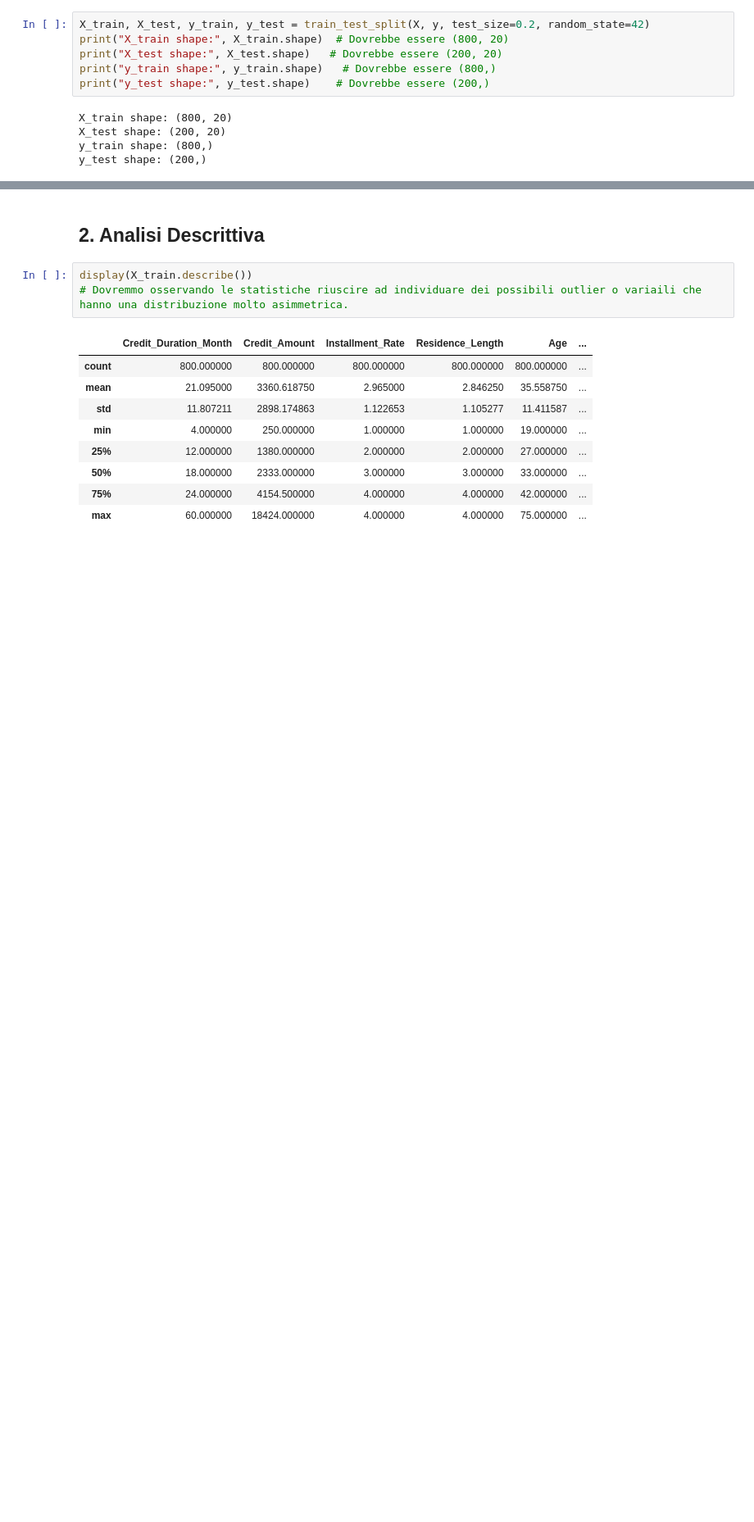
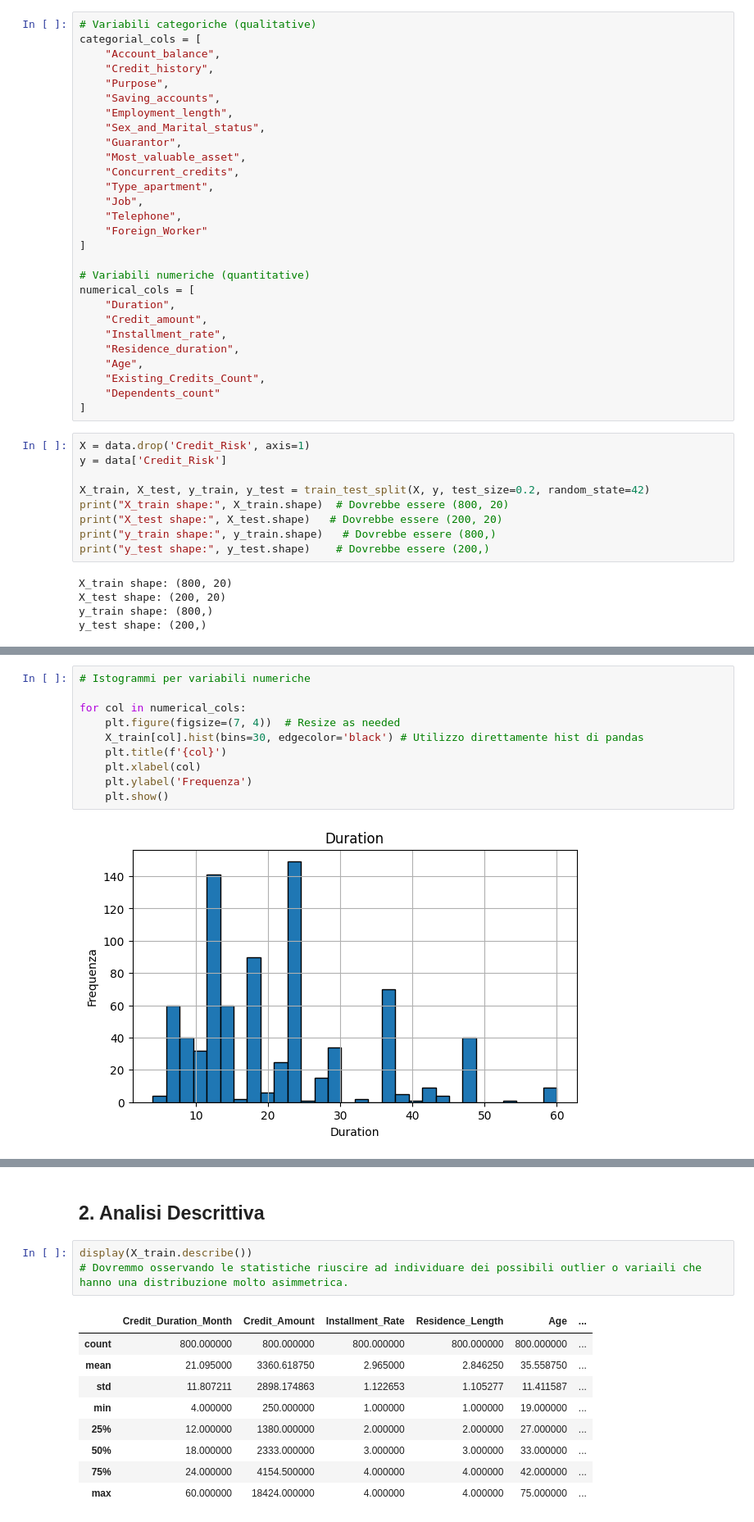
Before and after one commit to hidemet/mldm-credit-card-risk, a Jupyter notebook: myCopy_ProgettoMLDM_Dumas_Rossini.ipynb, the cells around one changed output, grey strips where cells are left out. Shown at 82% size. Saved outputs shown, nothing was run; the diff lists cells and outputs as text; blank space fills up the shorter version.

```diff
--- a/myCopy_ProgettoMLDM_Dumas_Rossini.ipynb
+++ b/myCopy_ProgettoMLDM_Dumas_Rossini.ipynb
@@ -139,4 +89,35 @@ y = df['Credit_Risk']
+# %%
+# Variabili categoriche (qualitative)
+categorial_cols = [
+    "Account_balance",
+    "Credit_history",
+    "Purpose",
+    "Saving_accounts",
+    "Employment_length",
+    "Sex_and_Marital_status",
+    "Guarantor",
+    "Most_valuable_asset",
+    "Concurrent_credits",
+    "Type_apartment",
+    "Job",
+    "Telephone",
+    "Foreign_Worker"
+]
+
+# Variabili numeriche (quantitative)
+numerical_cols = [
+    "Duration",
+    "Credit_amount",
+    "Installment_rate",
+    "Residence_duration",
+    "Age",
+    "Existing_Credits_Count",
+    "Dependents_count"
+]
 # %%
+X = data.drop('Credit_Risk', axis=1)
+y = data['Credit_Risk']
+
 X_train, X_test, y_train, y_test = train_test_split(X, y, test_size=0.2, random_state=42)
 print("X_train shape:", X_train.shape)  # Dovrebbe essere (800, 20)
 print("X_test shape:", X_test.shape)   # Dovrebbe essere (200, 20)
@@ -149,0 +148,12 @@ y_test shape: (200,)
+# %%
+# Istogrammi per variabili numeriche
+
+for col in numerical_cols:
+    plt.figure(figsize=(7, 4))  # Resize as needed
+    X_train[col].hist(bins=30, edgecolor='black') # Utilizzo direttamente hist di pandas
+    plt.title(f'{col}')
+    plt.xlabel(col)
+    plt.ylabel('Frequenza')
+    plt.show()
+# %% [output]
+[figure, added]
```
Also changed, not shown: parts of 17 cells of this notebook.
